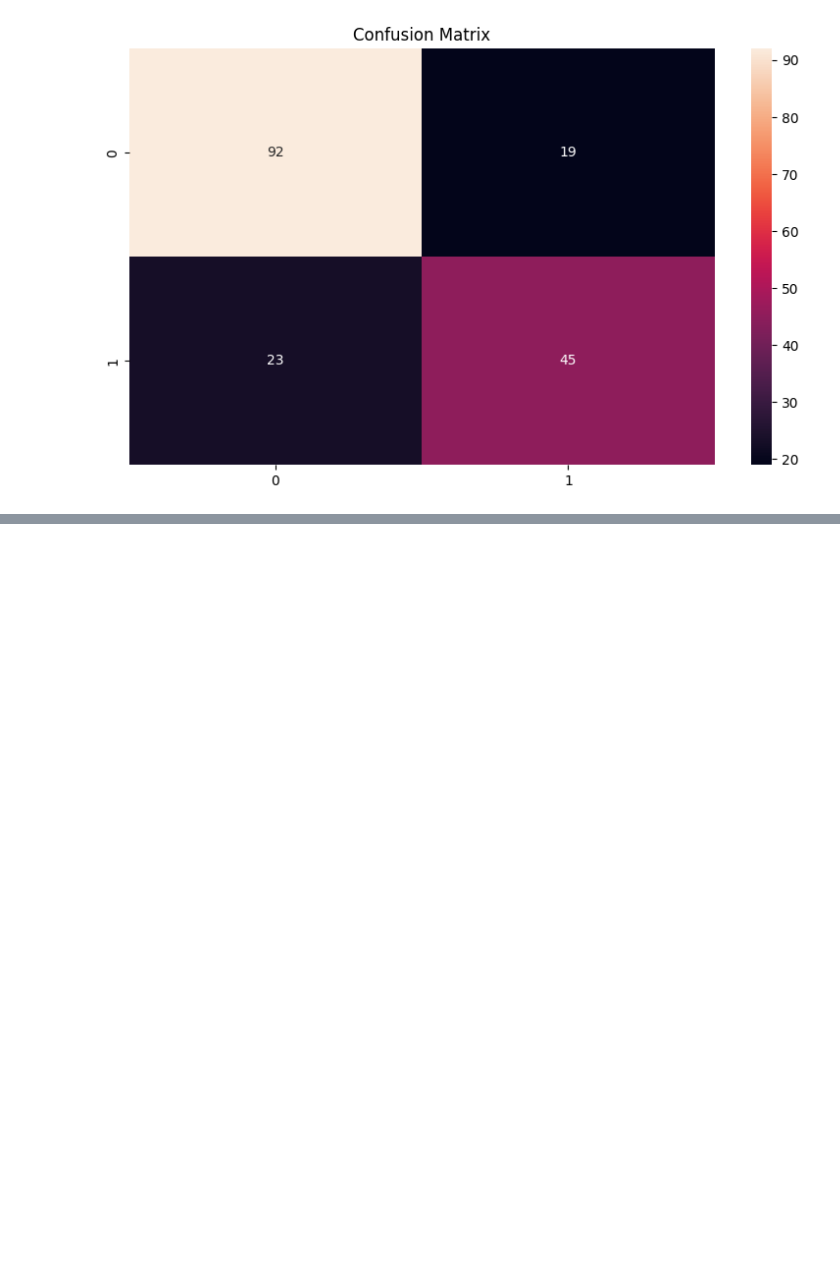
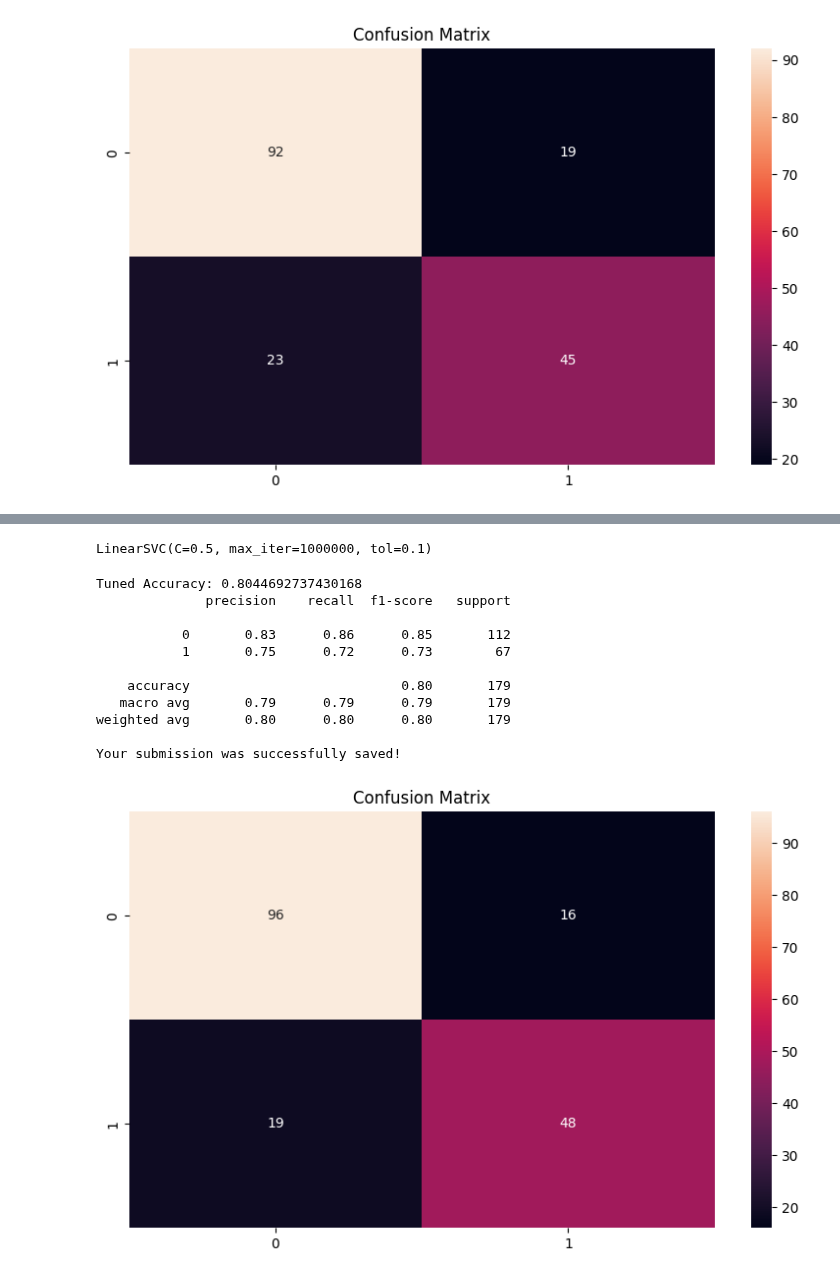
Before and after one commit to Alex-Mak-MCW/Titanic-Survival-Precictions-Project, a Jupyter notebook: KaggleTitanicProject.ipynb, the cells around one changed output, grey strips where cells are left out. Drawn from its saved outputs; the diff is of its cells as text; code cells hidden in the pictures; blank space fills up the shorter version.

```diff
--- a/KaggleTitanicProject.ipynb
+++ b/KaggleTitanicProject.ipynb
@@ -1161,0 +1200,79 @@ Accuracy: 0.76555, 0.76555, 0.77511, 0.76555, 0.76555
+# %%
+# 6.d2.3 Modelling - Hyperparamater Tuning and model optimization
+
+from sklearn.model_selection import GridSearchCV,RandomizedSearchCV
+
+# Removing less important features (determined above)
+new_train = scaled_train.drop(['Alone','Parch','Embarked', 'SibSp'], axis=1)
+new_test = scaled_test.drop(['Alone','Parch','Embarked', 'SibSp'], axis=1)
+
+# 80-20 split
+X_train, X_test, y_train, y_test = train_test_split(new_train, y, test_size=0.2)
+
+# fit the classifier for tuning hyperparameter
+linsvc_clf = LinearSVC()
+
+# Grid search CV (cross validation) to find the best hyperparameters for tuning
+linsvc_param_grid = {
+#     'penalty': ['l1','l2'],
+#     'loss': ['hinge', 'squared_hinge'],
+    'C': [0.01, 0.05, 0.1, 0.5, 1, 5, 10, 50],
+    'tol': [1e-4, 1e-3, 1e-2, 0.1],
+    'max_iter': [10000, 100000, 1000000],
+}
+
+# Perform Hyperparameter Tuning
+linsvc_grid_search = GridSearchCV(LinearSVC(), param_grid=linsvc_param_grid, error_score='raise')
+linsvc_grid_search.fit(X_train, y_train)
+print(linsvc_grid_search.best_estimator_)
+
+# Fit the tuned model
+tuned_linsvc_clf=linsvc_grid_search.best_estimator_
+tuned_linsvc_clf.fit(X_train, y_train)
+
+# Tuned model make predictions on test
+y_pred = tuned_linsvc_clf.predict(X_test)
+# %% [output]
+LinearSVC(C=0.5, max_iter=1000000, tol=0.1)
+# %%
+# 6.d2.4 Modelling - Result Presentation
+
+# Accuracy Score, can go as high as 85%
+print("Tuned Accuracy: {}".format(metrics.accuracy_score(y_test, y_pred))) # 75~77%
+
+# Classification report
+print(classification_report(y_test,y_pred))
+
+# Confusion matrix (TP, FP, TN, NN)
+conf_matrix=confusion_matrix(y_test, y_pred)
+
+# Seaborn heatmap
+plt.figure(figsize=(8,5))
+sns.heatmap(conf_matrix, annot=True)
+plt.title('Confusion Matrix')
+plt.tight_layout()
+
+# make predictions on testing data again
+prediction = tuned_linsvc_clf.predict(new_test)
+# Make a new column to store the predictions
+test_data['Survival_Predictions'] = pd.Series(prediction)
+
+# Submit Output in Kaggle
+output = pd.DataFrame({'PassengerId': test_data.PassengerId, 'Survived': prediction})
+
+# Assign output to a csv file
+output.to_csv('submission.csv', index=False)
+print("Your submission was successfully saved!")
+# %% [output]
+Tuned Accuracy: 0.8044692737430168
+              precision    recall  f1-score   support
+
+           0       0.83      0.86      0.85       112
+           1       0.75      0.72      0.73        67
+
+    accuracy                           0.80       179
+   macro avg       0.79      0.79      0.79       179
+weighted avg       0.80      0.80      0.80       179
+
+Your submission was successfully saved!
+[figure, added]
```
Also changed, not shown: parts of 4 cells of this notebook, 1 other file.
